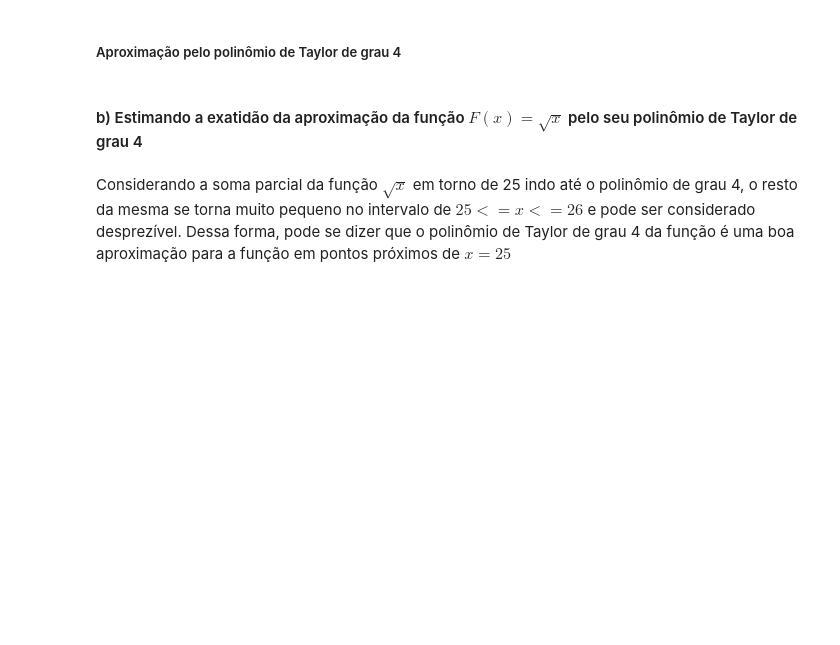
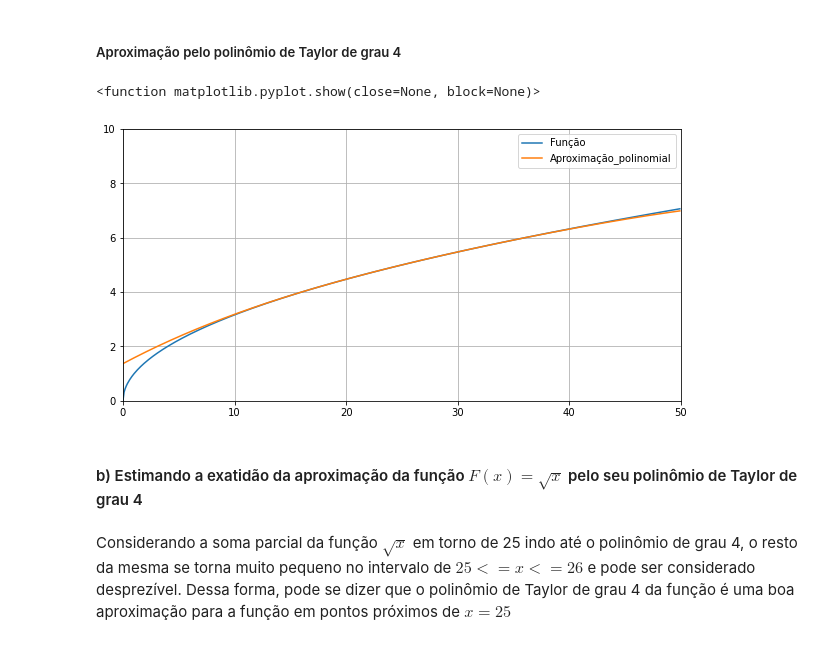
Before and after one commit to renCgomes/TrabalhoDeMMEE, a Jupyter notebook: Trabalho_mmee.ipynb, the cells around one changed output. Saved outputs shown, nothing was run; the diff lists cells and outputs as text; code cells hidden in the pictures; blank space fills up the shorter version.

```diff
--- a/Trabalho_mmee.ipynb
+++ b/Trabalho_mmee.ipynb
@@ -69,20 +79,23 @@ plt.show
 # %% [markdown]
 ##### Aproximação pelo polinômio de Taylor de grau 4
 # %%
-polinomio_grau4 = [5 + (1/10)*(x-25) - (1/500)*((x-25)**2) + (3/25000)*((x-25)**3) - (3/250000)*((x-25)**4) for x in x]
+polinomio_grau4 = [5 + (1/10)*(x-25) - (1/1000)*((x-25)**2) + (1/50000)*((x-25)**3) - (1/2000000)*((x-25)**4) for x in x]
 
 fig4, imagem4 = plt.subplots(figsize = (10,5))
 imagem4.plot (x,Funcao)
 imagem4.plot (x,polinomio_grau4)
 
 imagem4.set_xlim([0,50])
 imagem4.set_ylim([0,10])
 
 imagem4.legend(['Função','Aproximação_polinomial'],fontsize=10)
 
 plt.grid()
 
 plt.show
+# %% [output]
+<function matplotlib.pyplot.show(close=None, block=None)>
+[figure, added]
 # %% [markdown]
 #### b) Estimando a exatidão da aproximação da função $F(x) = \sqrt{x}$ pelo seu polinômio de Taylor de grau 4
 # %% [markdown]
```
Also changed, not shown: parts of 13 cells of this notebook, 1 other file.
